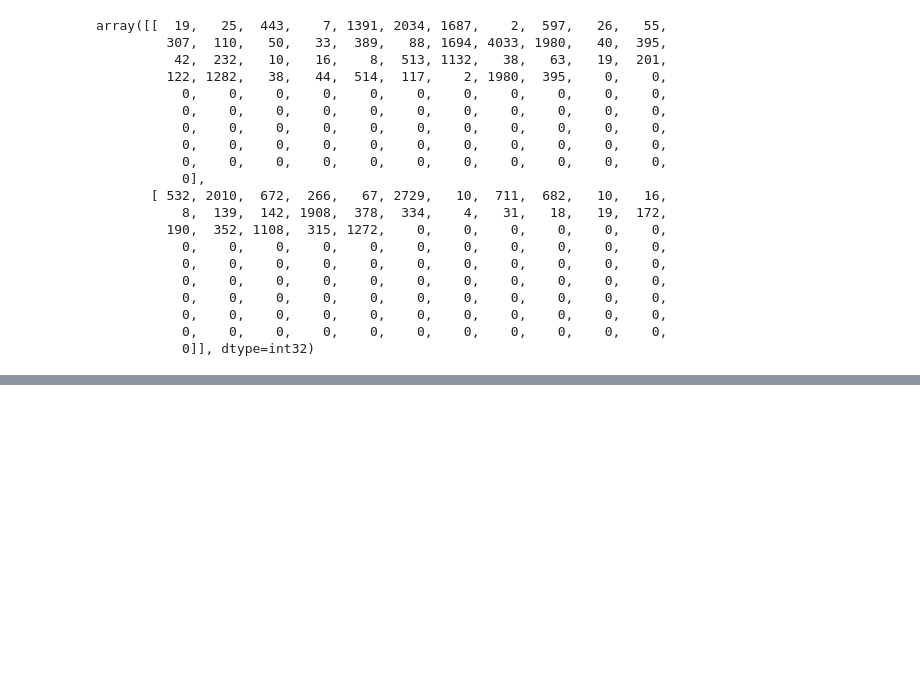
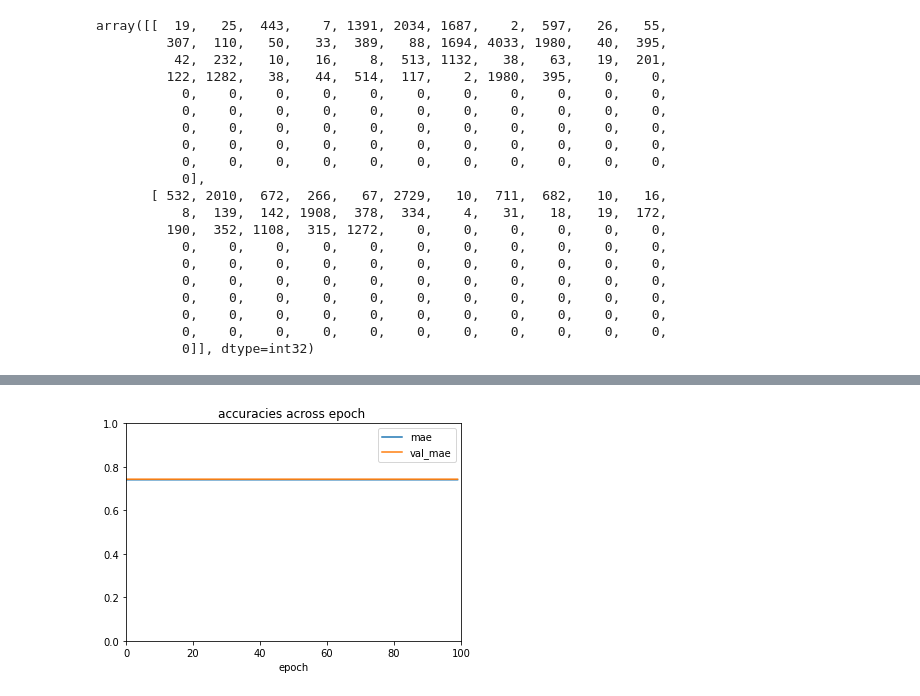
Before and after one commit to github0apurva/DrugReview, a Jupyter notebook: DrugReview_co.ipynb, the cells around one changed output, grey strips where cells are left out. Cells and saved outputs as stored; diff of their text form; code cells hidden in the pictures; blank space fills up the shorter version.

```diff
--- a/DrugReview_co.ipynb
+++ b/DrugReview_co.ipynb
@@ -973,0 +1051,14 @@ array([[  19,   25,  443,    7, 1391, 2034, 1687,    2,  597,   26,   55,
+# %%
+# Using the finalized learning rate
+
+
+t = tp.time()
+optimizer = SGD( lr = 1e-6, momentum = 0.9)
+# Compiling the model
+model.compile( loss = 'mse', optimizer = optimizer, metrics = ['mae'])
+# Fitting the training data with simultaneously validating
+hist = model.fit(seq_padded, label3, epochs = 100 , validation_data = ( seq_padded_test, label3_test) , verbose = 1, batch_size = param_mod['training_size'] )
+t1 = tp.time() - t
+
+
+print ( int ( t1 / 60 ) , " minutes taken" )
@@ -973,0 +1083,10 @@ array([[  19,   25,  443,    7, 1391, 2034, 1687,    2,  597,   26,   55,
+# %%
+plt.plot(hist.epoch, hist.history['mae'], label = "mae" )
+plt.plot(hist.epoch, hist.history['val_mae'], label = "val_mae" )
+plt.xlabel('epoch')
+plt.axis([0 , 100, 0 , 1 ])
+plt.title('accuracies across epoch ')
+plt.legend()
+plt.show()
+# %% [output]
+[figure, added]
```
Also changed, not shown: parts of 8 cells of this notebook.
